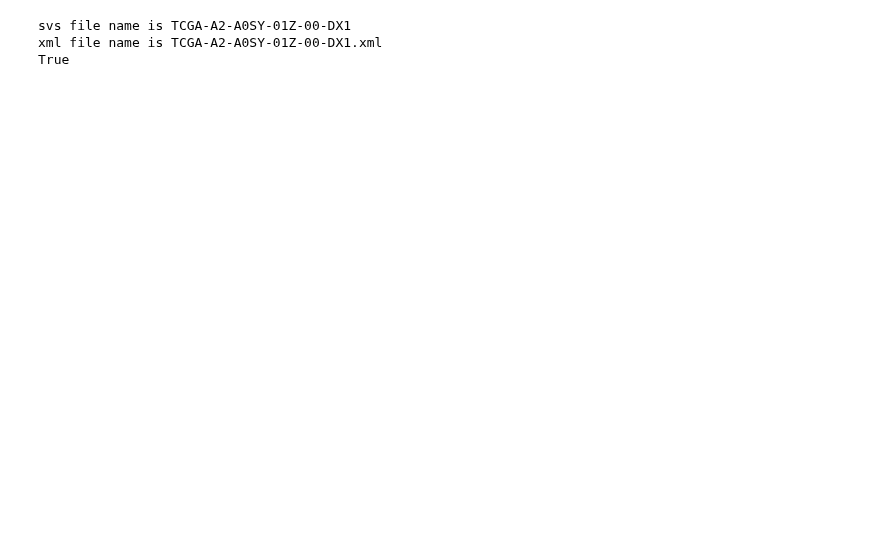
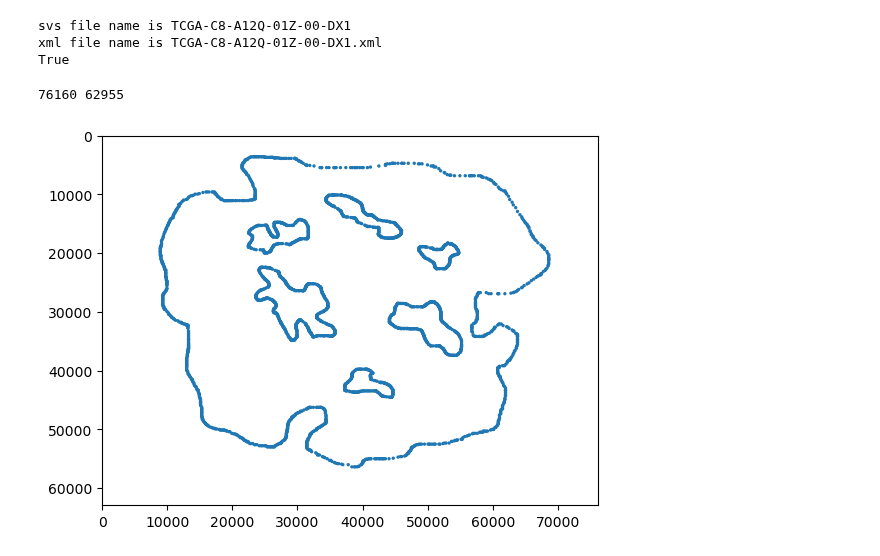
Before and after one commit to Alexandra-Smith/masters, a Jupyter notebook: notebooks/02-xml-annotations.ipynb, the cells around one changed output. Cells and saved outputs as stored; diff of their text form; code cells hidden in the pictures; blank space fills up the shorter version.

```diff
--- a/notebooks/02-xml-annotations.ipynb
+++ b/notebooks/02-xml-annotations.ipynb
@@ -27,0 +30,7 @@ image_id = slide_props["aperio.Filename"]
+# %%
+svs_file = svs_files[0]
+slide = open_slide(svs_file)
+slide_props = slide.properties
+
+image_id = svs_file.split('.', 1)[0]
+print(image_id)
@@ -37,8 +59,8 @@ print(f'svs file name is {slide_props["aperio.Filename"]}')
 print(f'xml file name is {xml_file}')
 print(xml_file.rstrip('.xml') == slide_props['aperio.Filename'])
 # %% [output]
-svs file name is TCGA-A2-A0SY-01Z-00-DX1
-xml file name is TCGA-A2-A0SY-01Z-00-DX1.xml
+svs file name is TCGA-C8-A12Q-01Z-00-DX1
+xml file name is TCGA-C8-A12Q-01Z-00-DX1.xml
 True
 # %%
 points = []
@@ -67,6 +87,19 @@ for Annotation in root.findall("./Annotation"): # for all annotations
 # Save as geojson file
 # with open('shapes.geojson', 'w') as f:
 #    dump(feature_collection, f)
+# %%
+[width0, height0] = slide.dimensions
+print(width0, height0)
+# %% [output]
+76160 62955
+# %%
+x_points = [points[i][0] for i in range(len(points))]
+y_points = [points[i][1] for i in range(len(points))]
+plt.scatter(x_points, y_points, [2]*len(x_points))
+plt.xlim([0, width0]); plt.ylim([0, height0])
+plt.gca().invert_yaxis()
+# %% [output]
+[figure, added]
 # %%
 # Get downsample factors
 factors = slide.level_downsamples
```
Also changed, not shown: parts of 14 cells of this notebook, 2 other files.
